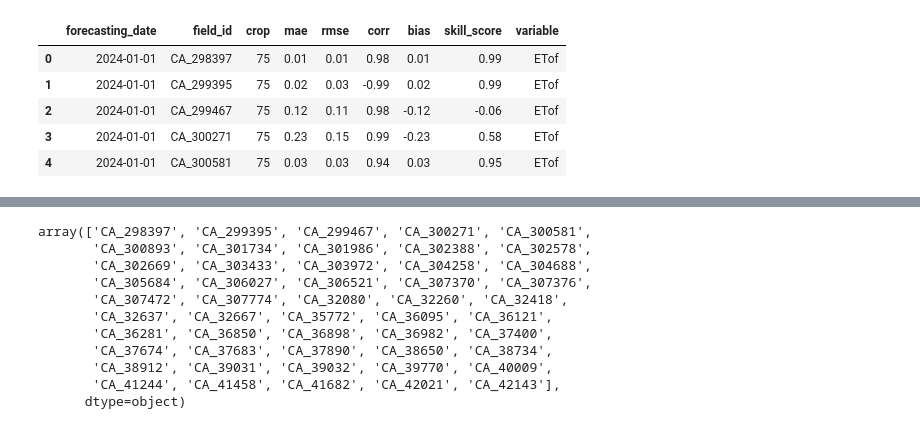
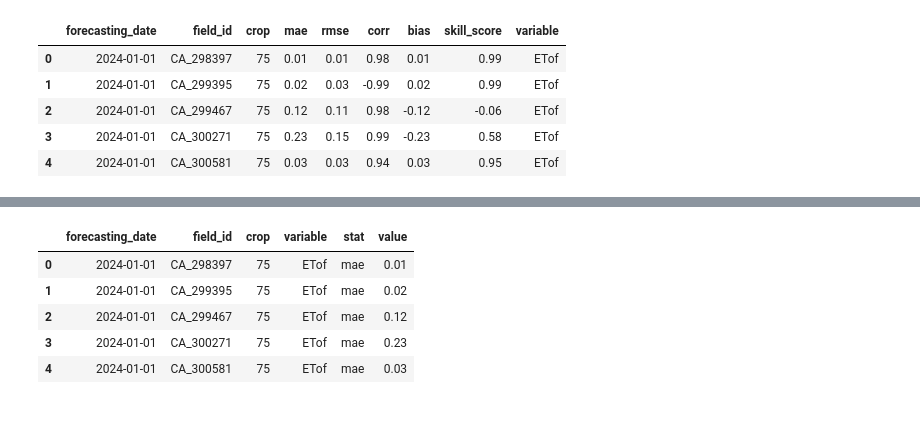
Before and after one commit to watrs-csumb/openet-forecast-analysis, a Jupyter notebook: notebook/kern_match_window_forecast.ipynb, the cells around one changed output, grey strips where cells are left out. Saved outputs shown, nothing was run; the diff lists cells and outputs as text; code cells hidden in the pictures.

```diff
--- a/notebook/kern_match_window_forecast.ipynb
+++ b/notebook/kern_match_window_forecast.ipynb
@@ -233,14 +220,10 @@ array(['CA_298397', 'CA_299395', 'CA_299467', 'CA_300271', 'CA_300581',
-# %%
-metrics_long['field_id'].unique()
-# %% [output]
-array(['CA_298397', 'CA_299395', 'CA_299467', 'CA_300271', 'CA_300581',
-       'CA_300893', 'CA_301734', 'CA_301986', 'CA_302388', 'CA_302578',
-       'CA_302669', 'CA_303433', 'CA_303972', 'CA_304258', 'CA_304688',
-       'CA_305684', 'CA_306027', 'CA_306521', 'CA_307370', 'CA_307376',
-       'CA_307472', 'CA_307774', 'CA_32080', 'CA_32260', 'CA_32418',
-       'CA_32637', 'CA_32667', 'CA_35772', 'CA_36095', 'CA_36121',
-       'CA_36281', 'CA_36850', 'CA_36898', 'CA_36982', 'CA_37400',
-       'CA_37674', 'CA_37683', 'CA_37890', 'CA_38650', 'CA_38734',
-       'CA_38912', 'CA_39031', 'CA_39032', 'CA_39770', 'CA_40009',
-       'CA_41244', 'CA_41458', 'CA_41682', 'CA_42021', 'CA_42143'],
-      dtype=object)
+# %%
+old_df_long = old_df.reset_index().melt(id_vars=['forecasting_date', 'field_id', 'crop', 'variable'], value_vars=['mae', 'bias', 'skill_score'], var_name='stat')
+old_df_long.head()
+# %% [output]
+|  | forecasting_date | field_id | crop | variable | stat | value |
+| 0 | 2024-01-01 | CA_298397 | 75 | ETof | mae | 0.01 |
+| 1 | 2024-01-01 | CA_299395 | 75 | ETof | mae | 0.02 |
+| 2 | 2024-01-01 | CA_299467 | 75 | ETof | mae | 0.12 |
+| 3 | 2024-01-01 | CA_300271 | 75 | ETof | mae | 0.23 |
+| 4 | 2024-01-01 | CA_300581 | 75 | ETof | mae | 0.03 |
```
Also changed, not shown: parts of 5 cells of this notebook, 2 other files.
